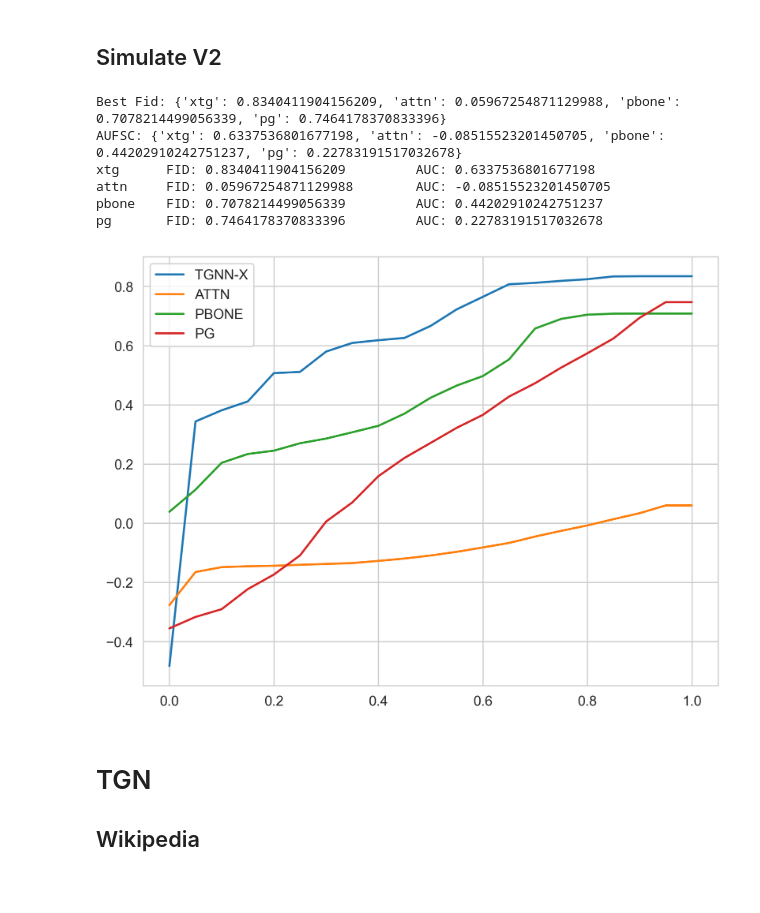
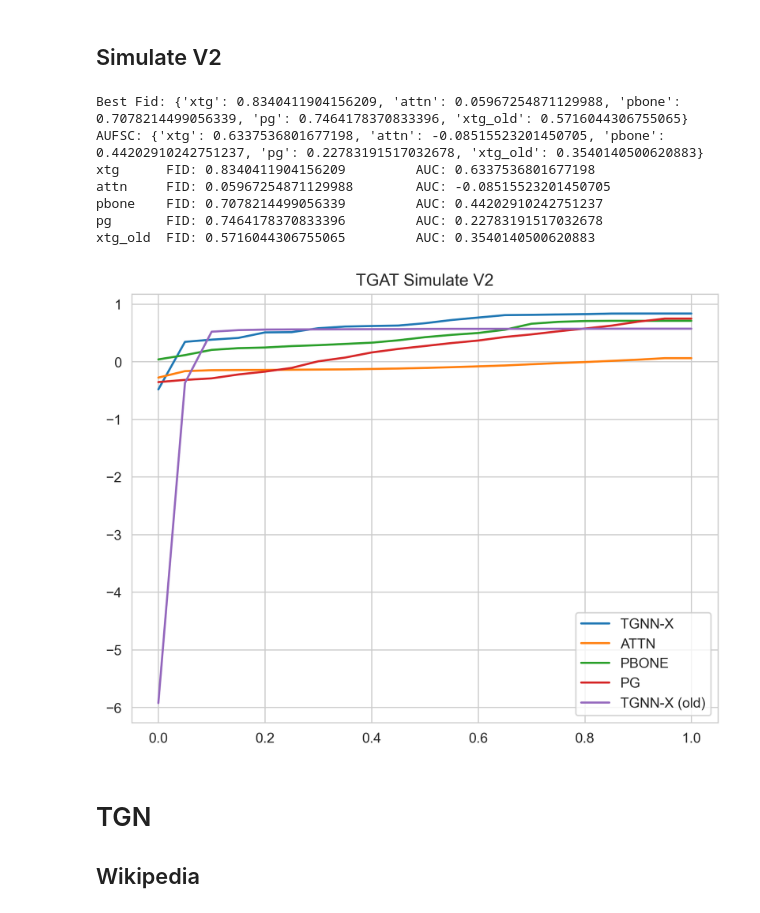
Before and after one commit to m-krastev/fact8-temporal-graph, a Jupyter notebook: notebooks/results_processing.ipynb, the cells around one changed output. Cells and saved outputs as stored; diff of their text form; code cells hidden in the pictures; blank space fills up the shorter version.

```diff
--- a/notebooks/results_processing.ipynb
+++ b/notebooks/results_processing.ipynb
@@ -127,10 +137,11 @@ tgat_wikipedia_files = {
     for k, v in zip(
         explainers,
         [
-            "tgat_wikipedia_subgraphx_tg_110314_to_155614_eval_pg_true_pg_positive.csv",
-            "tgat_wikipedia_attn_explainer_tg_110314_to_155614_eval.csv",
-            "tgat_wikipedia_pbone_explainer_tg_110314_to_155614_eval.csv",
-            "tgat_wikipedia_pg_explainer_tg_110314_to_155614_eval.csv",
+            "tgat_wikipedia_subgraphx_tg_110314_to_155614_eval_mlp_true_pg_positive_th20.csv",
+            "tgat_wikipedia_attn_explainer_tg_110314_to_155614_eval_th20.csv",
+            "tgat_wikipedia_pbone_explainer_tg_110314_to_155614_eval_th20.csv",
+            "tgat_wikipedia_pg_explainer_tg_110314_to_155614_eval_th20.csv",
+            "tgat_wikipedia_subgraphx_tg_110314_to_155151_eval_pg_true_pg_positive_th20.csv"
         ],
     )
 }
@@ -156,5 +167,6 @@ for k, tab in tgat_wikipedia_tabs.items():
     )
     plt.plot(tab.index, tab["fid_inv_best"], label=labels[k])
 plt.legend();plt.tight_layout()
+plt.title("TGAT Wikipedia")
 plt.savefig("plots/tgat_wikipedia.png")
 # %% [output]
@@ -173,10 +186,11 @@ tgat_reddit_files = {
     for k, v in zip(
         explainers,
         [
-            "tgat_reddit_subgraphx_tg_470920_to_665351_eval_pg_true_pg_positive.csv",
-            "tgat_reddit_attn_explainer_tg_470920_to_665351_eval.csv",
-            "tgat_reddit_pbone_explainer_tg_470920_to_665351_eval.csv",
-            "tgat_reddit_pg_explainer_tg_470920_to_665351_eval.csv",
+            "tgat_reddit_subgraphx_tg_470920_to_665351_eval_mlp_true_pg_positive_th20.csv",
+            "tgat_reddit_attn_explainer_tg_470920_to_665351_eval_th20.csv",
+            "tgat_reddit_pbone_explainer_tg_470920_to_665351_eval_th20.csv",
+            "tgat_reddit_pg_explainer_tg_470920_to_665351_eval_th20.csv",
+            "tgat_reddit_subgraphx_tg_470920_to_663534_eval_pg_true_pg_positive_th20.csv"
         ],
     )
 }
@@ -203,5 +217,6 @@ for k, tab in tgat_reddit_tabs.items():
     )
     plt.plot(tab.index, tab["fid_inv_best"], label=labels[k])
 plt.legend();plt.tight_layout()
+plt.title("TGAT Reddit")
 plt.savefig("plots/tgat_reddit.png")
 # %% [output]
@@ -220,10 +236,11 @@ tgat_simulate_v1_files = {
     for k, v in zip(
         explainers,
         [
-            "tgat_simulate_v1_subgraphx_tg_3_to_15902_eval_pg_true_pg_positive.csv",
-            "tgat_simulate_v1_attn_explainer_tg_3_to_15902_eval.csv",
-            "tgat_simulate_v1_pbone_explainer_tg_3_to_15902_eval.csv",
-            "tgat_simulate_v1_pg_explainer_tg_3_to_15902_eval.csv",
+            "tgat_simulate_v1_subgraphx_tg_3_to_15902_eval_mlp_true_pg_positive_th20.csv",
+            "tgat_simulate_v1_attn_explainer_tg_3_to_15902_eval_th20.csv",
+            "tgat_simulate_v1_pbone_explainer_tg_3_to_15902_eval_th20.csv",
+            "tgat_simulate_v1_pg_explainer_tg_3_to_15902_eval_th20.csv",
+            "tgat_simulate_v1_subgraphx_tg_3_to_15902_eval_pg_true_pg_positive_th20.csv",
         ],
     )
 }
@@ -250,5 +267,6 @@ for k, tab in tgat_simulate_v1_tabs.items():
     )
     plt.plot(tab.index, tab["fid_inv_best"], label=labels[k])
 plt.legend();plt.tight_layout()
+plt.title("TGAT Simulate V1")
 plt.savefig("plots/tgat_simulate_v1.png")
 # %% [output]
@@ -267,42 +286,45 @@ tgat_simulate_v2_files = {
     for k, v in zip(
         explainers,
         [
-            "tgat_simulate_v2_subgraphx_tg_3_to_21752_eval_pg_true_pg_positive.csv",
-            "tgat_simulate_v2_attn_explainer_tg_3_to_21752_eval.csv",
-            "tgat_simulate_v2_pbone_explainer_tg_3_to_21752_eval.csv",
-            "tgat_simulate_v2_pg_explainer_tg_3_to_21752_eval.csv",
+            "tgat_simulate_v2_subgraphx_tg_3_to_21752_eval_mlp_true_pg_positive_th20.csv",
+            "tgat_simulate_v2_attn_explainer_tg_3_to_21752_eval_th20.csv",
+            "tgat_simulate_v2_pbone_explainer_tg_3_to_21752_eval_th20.csv",
+            "tgat_simulate_v2_pg_explainer_tg_3_to_21752_eval_th20.csv",
+            "tgat_simulate_v2_subgraphx_tg_3_to_21752_eval_pg_true_pg_positive_th20.csv"
         ],
     )
 }
 tgat_simulate_v2_tabs = {
     k: pd.read_csv(v).groupby("sparsity").mean()
     for k, v in tgat_simulate_v2_files.items()
 }
 tgat_simulate_v2_best_fids = {
     k: tab["fid_inv_best"].max() for k, tab in tgat_simulate_v2_tabs.items()
 }
 tgat_simulate_v2_aufsc = {
     k: np.trapz(tab["fid_inv_best"], tab.index)
     for k, tab in tgat_simulate_v2_tabs.items()
 }
 print("Best Fid:", tgat_simulate_v2_best_fids)
 print("AUFSC:", tgat_simulate_v2_aufsc)
 
 for k, tab in tgat_simulate_v2_tabs.items():
     print(
         f"{k}\t FID: {tab['fid_inv_best'].max()} \t AUC: {np.trapz(tab['fid_inv_best'], tab.index)}"
     )
     plt.plot(tab.index, tab["fid_inv_best"], label=labels[k])
 plt.legend();plt.tight_layout()
+plt.title("TGAT Simulate V2")
 plt.savefig("plots/tgat_simulate_v2.png")
 # %% [output]
-Best Fid: {'xtg': 0.8340411904156209, 'attn': 0.05967254871129988, 'pbone': 0.7078214499056339, 'pg': 0.7464178370833396}
-AUFSC: {'xtg': 0.6337536801677198, 'attn': -0.08515523201450705, 'pbone': 0.44202910242751237, 'pg': 0.22783191517032678}
+Best Fid: {'xtg': 0.8340411904156209, 'attn': 0.05967254871129988, 'pbone': 0.7078214499056339, 'pg': 0.7464178370833396, 'xtg_old': 0.5716044306755065}
+AUFSC: {'xtg': 0.6337536801677198, 'attn': -0.08515523201450705, 'pbone': 0.44202910242751237, 'pg': 0.22783191517032678, 'xtg_old': 0.3540140500620883}
 xtg      FID: 0.8340411904156209         AUC: 0.6337536801677198
 attn     FID: 0.05967254871129988        AUC: -0.08515523201450705
 pbone    FID: 0.7078214499056339         AUC: 0.44202910242751237
 pg       FID: 0.7464178370833396         AUC: 0.22783191517032678
+xtg_old  FID: 0.5716044306755065         AUC: 0.3540140500620883
-[figure, old version]
+[figure, new version]
 # %% [markdown]
 # TGN
 ## Wikipedia
```
Also changed, not shown: parts of 12 cells of this notebook, 12 other files.
